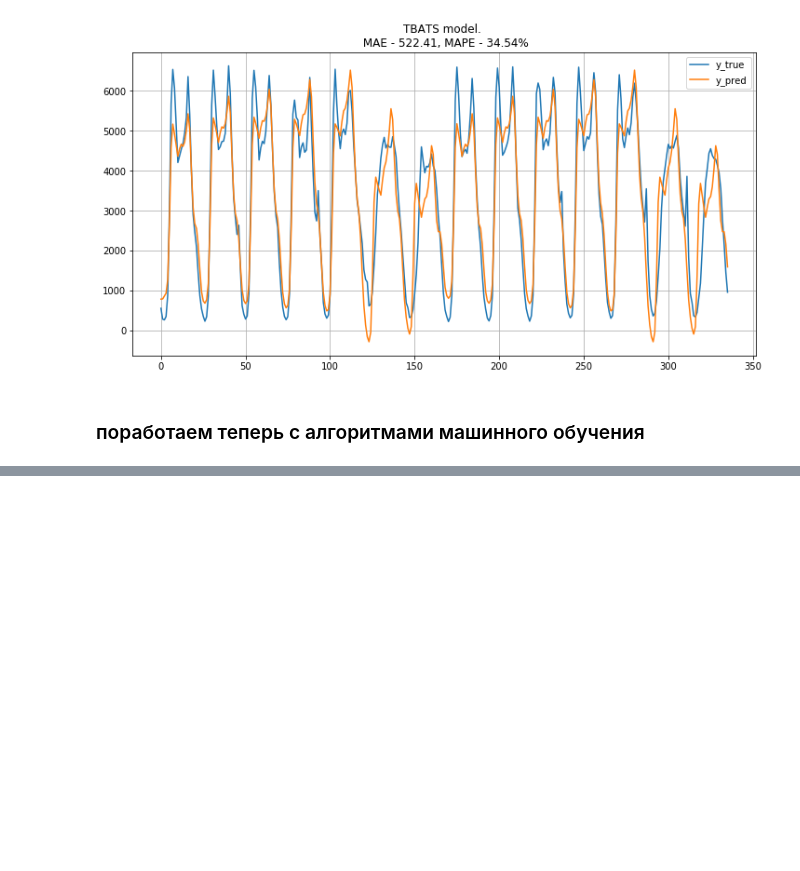
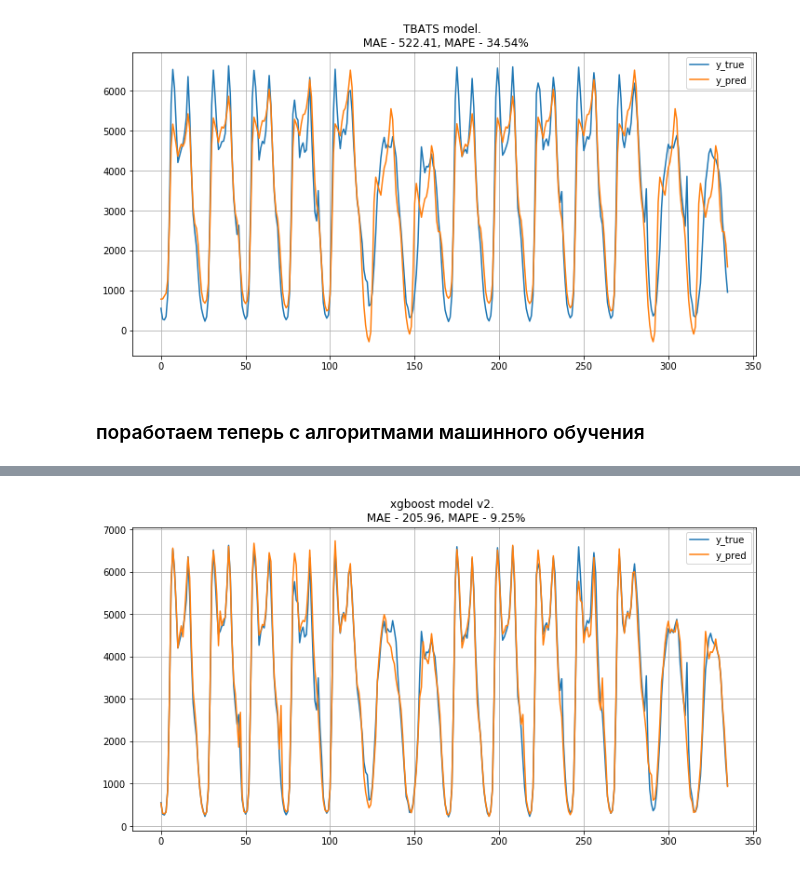
Before and after one commit to KurochkinVasiliy/OTUS_ML, a Jupyter notebook: Lesson 25 - TS/homework.ipynb, the cells around one changed output, grey strips where cells are left out. Saved outputs shown, nothing was run; the diff lists cells and outputs as text; code cells hidden in the pictures; blank space fills up the shorter version.

```diff
--- a/Lesson 25 - TS/homework.ipynb
+++ b/Lesson 25 - TS/homework.ipynb
@@ -929,0 +885,11 @@ y_test.to_excel("y_test.xlsx")
+# %%
+%%time
+from sklearn.model_selection import RandomizedSearchCV
+param_grid = {
+    'max_depth': [3,5,7,11],
+    'n_estimators': [100,200,300],
+    'learning_rate': [0.01, 0.1, 0.3]
+}
+search = RandomizedSearchCV(xgb, param_grid, n_jobs=-1, cv=5, verbose=1,n_iter=20)
+search.fit(X_train, y_train)
+search.best_params_
@@ -929,0 +904,4 @@ y_test.to_excel("y_test.xlsx")
+# %%
+evaluate("xgboost model v2", y_test.values, search.predict(X_test))
+# %% [output]
+[figure, added]
```
Also changed, not shown: parts of 58 cells of this notebook.
